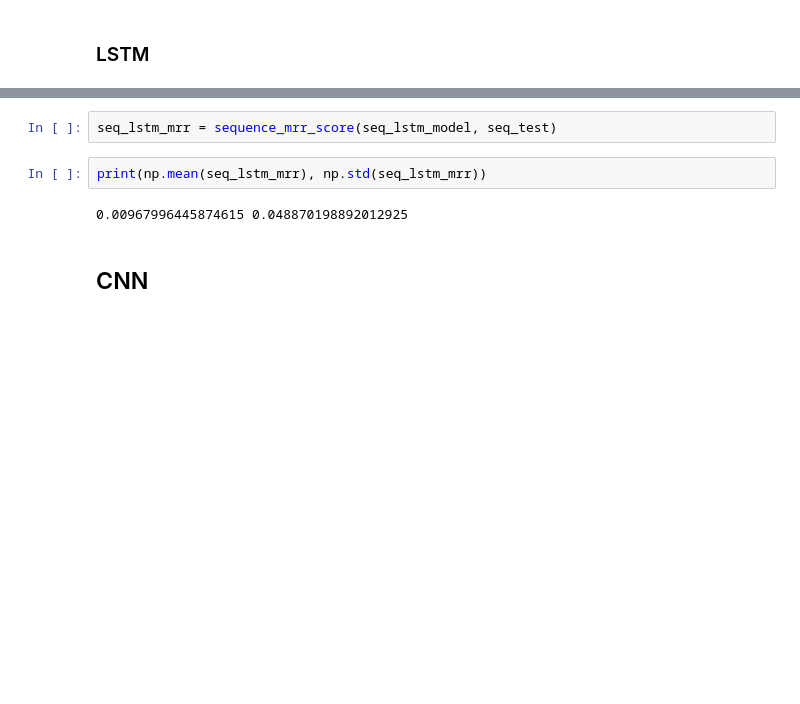
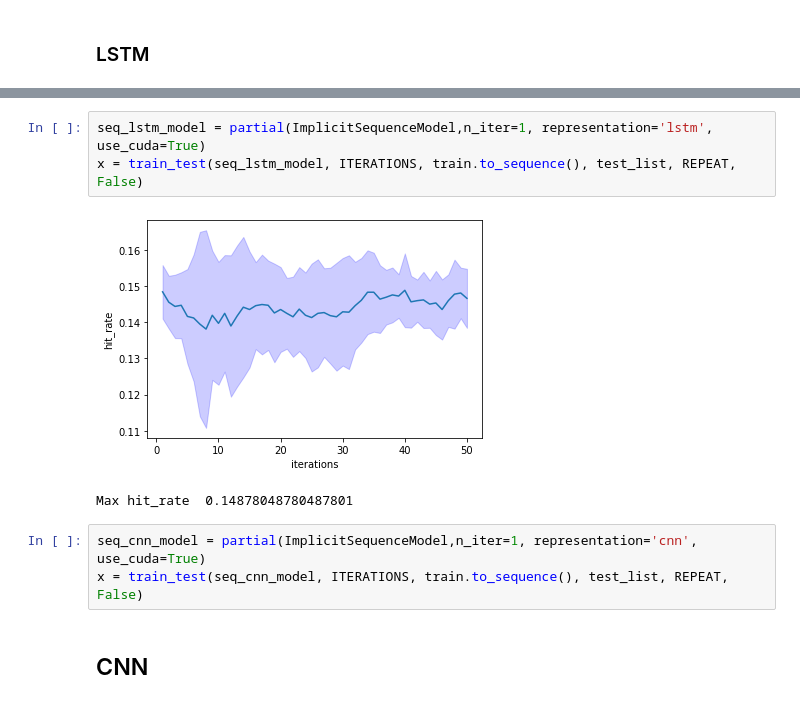
Before and after one commit to Dawidk0/PiSR_1, a Jupyter notebook: deep.ipynb, the cells around one changed output, grey strips where cells are left out. Drawn from its saved outputs; the diff is of its cells as text; blank space fills up the shorter version.

```diff
--- a/deep.ipynb
+++ b/deep.ipynb
@@ -200,8 +118,11 @@ Epoch 19: loss 0.10629778081983214
-# %%
-seq_lstm_mrr = sequence_mrr_score(seq_lstm_model, seq_test)
-# %%
-print(np.mean(seq_lstm_mrr), np.std(seq_lstm_mrr))
-# %% [output]
-0.00967996445874615 0.048870198892012925
+# %%
+seq_lstm_model = partial(ImplicitSequenceModel,n_iter=1, representation='lstm', use_cuda=True)
+x = train_test(seq_lstm_model, ITERATIONS, train.to_sequence(), test_list, REPEAT, False)
+# %% [output]
+[figure, added]
+Max hit_rate  0.14878048780487801
+# %%
+seq_cnn_model = partial(ImplicitSequenceModel,n_iter=1, representation='cnn', use_cuda=True)
+x = train_test(seq_cnn_model, ITERATIONS, train.to_sequence(), test_list, REPEAT, False)
 # %% [markdown]
 ## CNN
```
Also changed, not shown: parts of 49 cells of this notebook.
